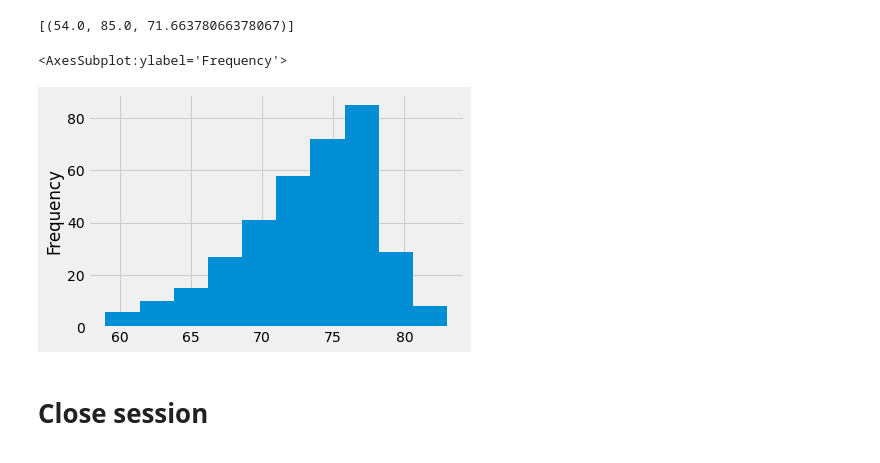
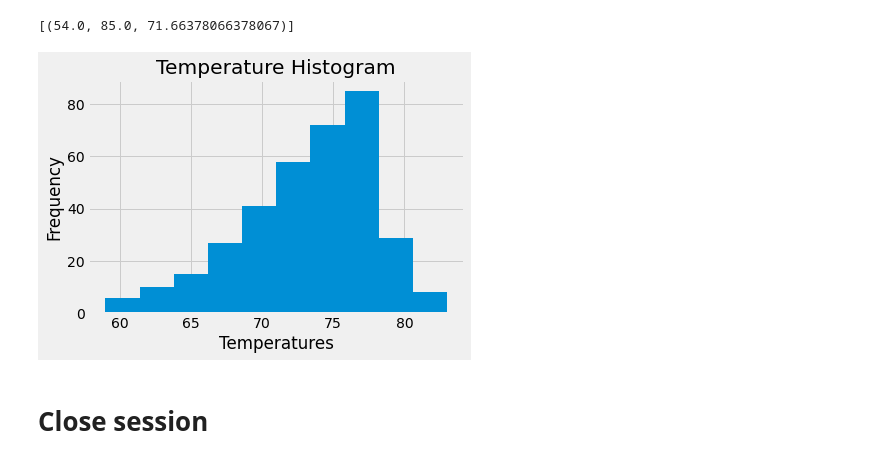
Before and after one commit to Momoyactly/sqlalchemy-challenge, a Jupyter notebook: climate_starter.ipynb, the cells around one changed output. Cells and saved outputs as stored; diff of their text form; code cells hidden in the pictures.

```diff
--- a/climate_starter.ipynb
+++ b/climate_starter.ipynb
@@ -137,14 +130,16 @@ session.query(*sel).\
 # %%
 # Using the most active station id
 # Query the last 12 months of temperature observation data for this station and plot the results as a histogram
 temp12m = session.query(measurement.tobs).\
     filter(measurement.date > oneYearLess).\
         filter(measurement.station == 'USC00519281').all()
 temp12m_df = pd.DataFrame(temp12m,columns={'temp'})['temp'].astype(int)
 temp12m_df.plot(kind='hist')
+plt.title('Temperature Histogram')
+plt.xlabel('Temperatures')
+plt.savefig('Images/station-histogram.png',bbox_inches='tight')
 # %% [output]
-<AxesSubplot:ylabel='Frequency'>
-[figure, old version]
+[figure, new version]
 # %% [markdown]
 # Close session
 # %%
```
Also changed, not shown: parts of 2 cells of this notebook, 5 other files.
